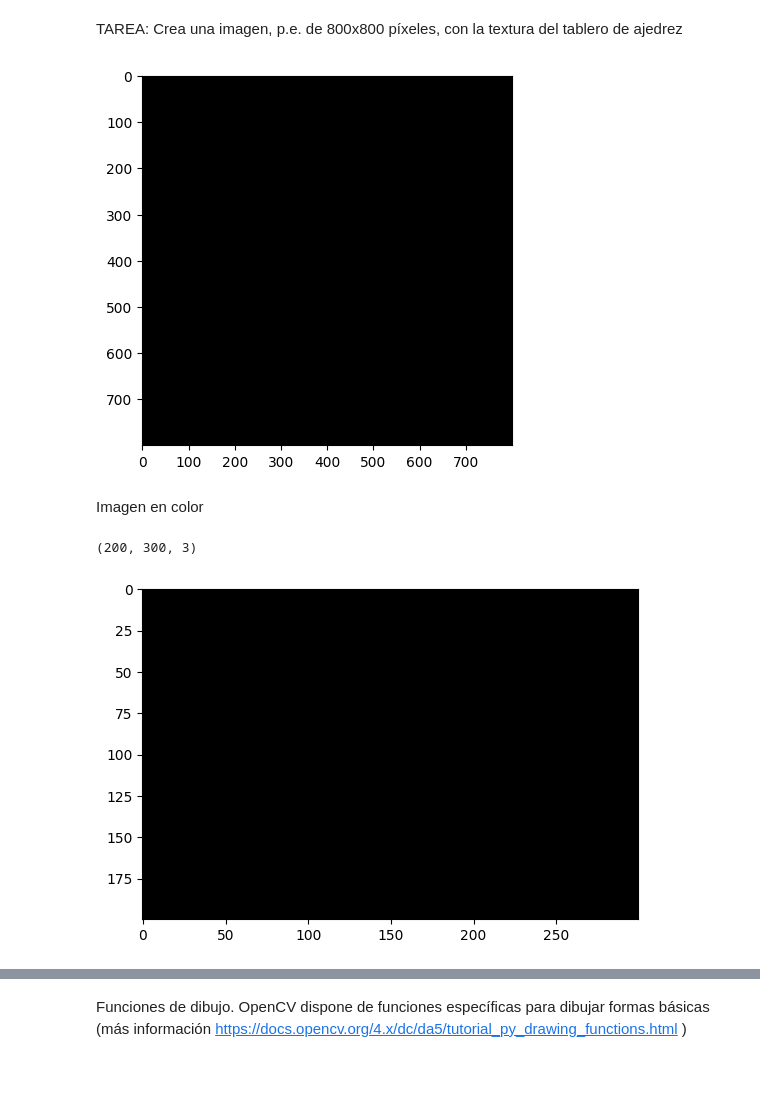
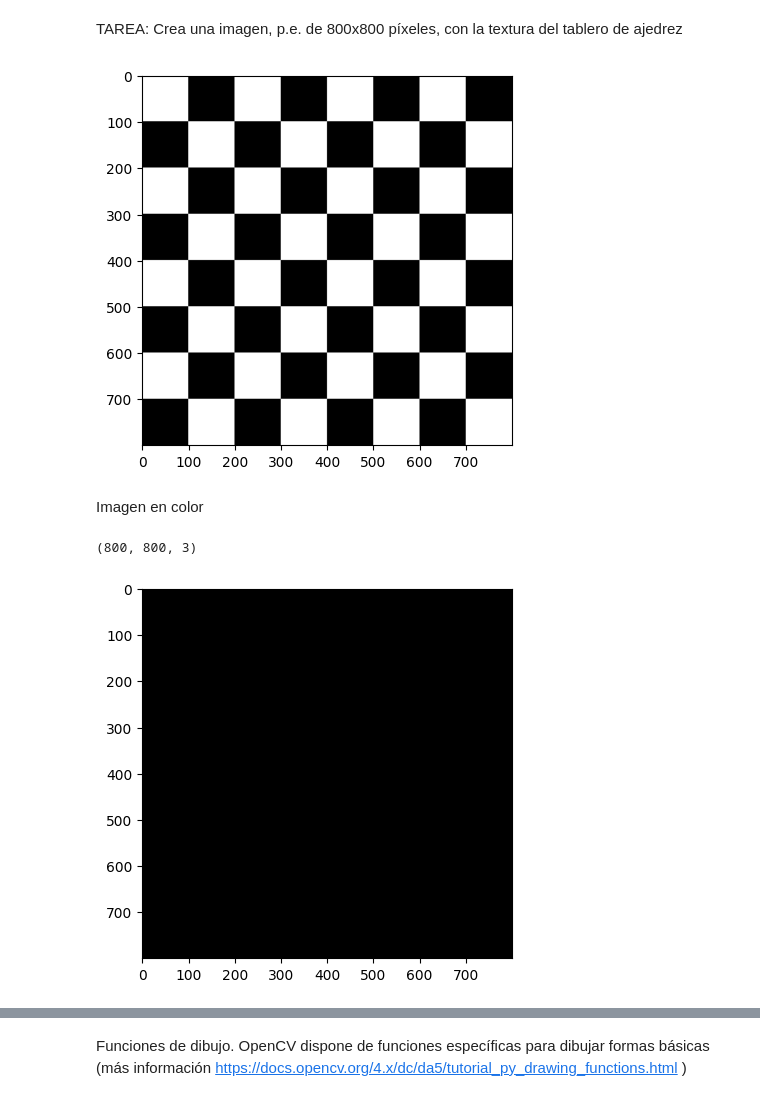
Before and after one commit to lumusa2design/Computer-Visualization, a Jupyter notebook: prac1/VC_P1.ipynb, the cells around one changed output, grey strips where cells are left out. Cells and saved outputs as stored; diff of their text form; code cells hidden in the pictures; blank space fills up the shorter version.

```diff
--- a/prac1/VC_P1.ipynb
+++ b/prac1/VC_P1.ipynb
@@ -78,15 +78,20 @@ plt.show()
 # %% [markdown]
 TAREA: Crea una imagen, p.e. de 800x800 píxeles, con la textura del tablero de ajedrez
-# %%
-chess_height = 800
-chess_width = 800
-chess_img = np.zeros((chess_height,chess_width,1), dtype = np.uint8)
-square_size = 100
-
-plt.imshow(chess_img, cmap='gray')
-plt.show()
-# %% [output]
-[figure, removed]
+# %%
+alto = 800
+ancho = 800
+gris_img = np.zeros((alto,ancho,1), dtype = np.uint8)
+lado = 100
+
+for fila in range(0, alto, lado):
+    for col in range(0, ancho, lado):
+        if ((fila // lado) + (col // lado)) % 2 == 0:
+            gris_img[fila:fila+lado, col:col+lado, 0] =  255 # casilla blanca
+
+plt.imshow(gris_img, cmap='gray')
+plt.show()
+# %% [output]
+[figure, added]
 # %% [markdown]
 Imagen en color
 # %%
@@ -98,8 +103,8 @@ print(color_img.shape)
 plt.imshow(color_img)
 plt.show()
 # %% [output]
-(200, 300, 3)
+(800, 800, 3)
-[figure, old version]
+[figure, new version]
 # %%
 #Modifica el primer plano de color (Rojo, ya que es RGB)
 color_img[:,:,0] = 255
```
Also changed, not shown: parts of 6 cells of this notebook, 1 other file.
